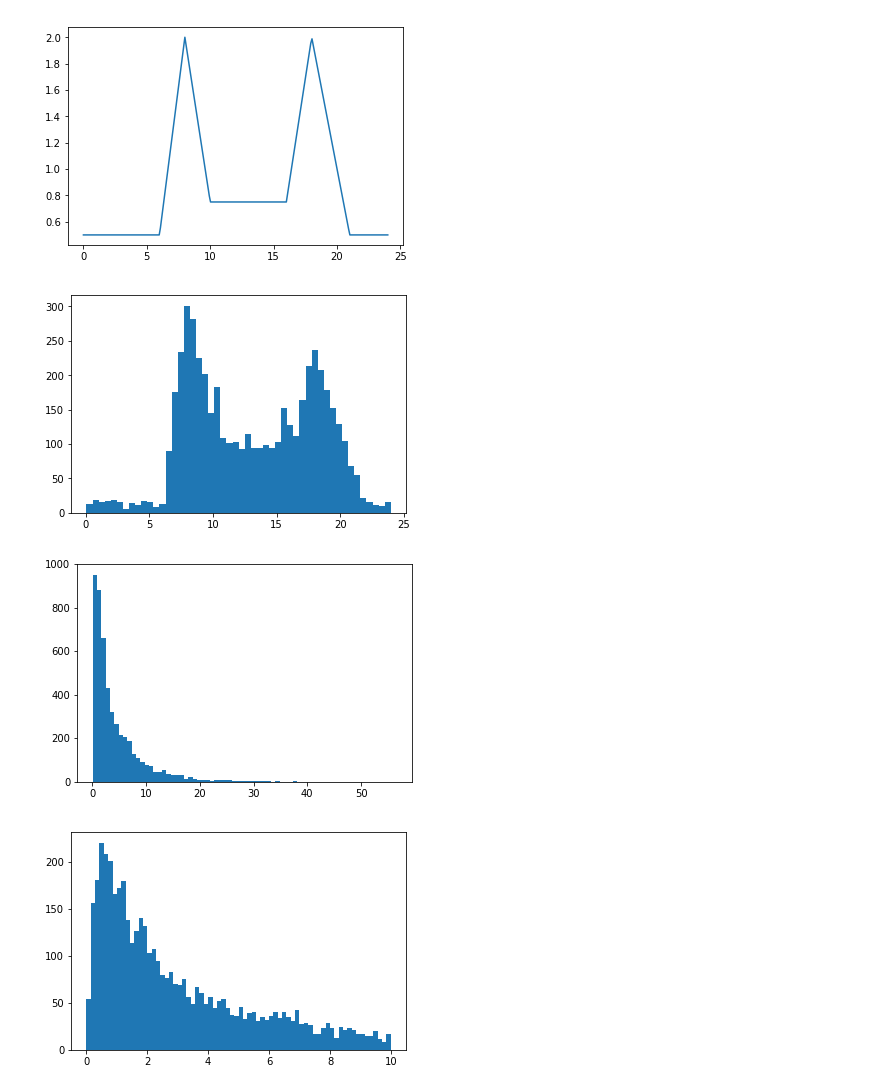
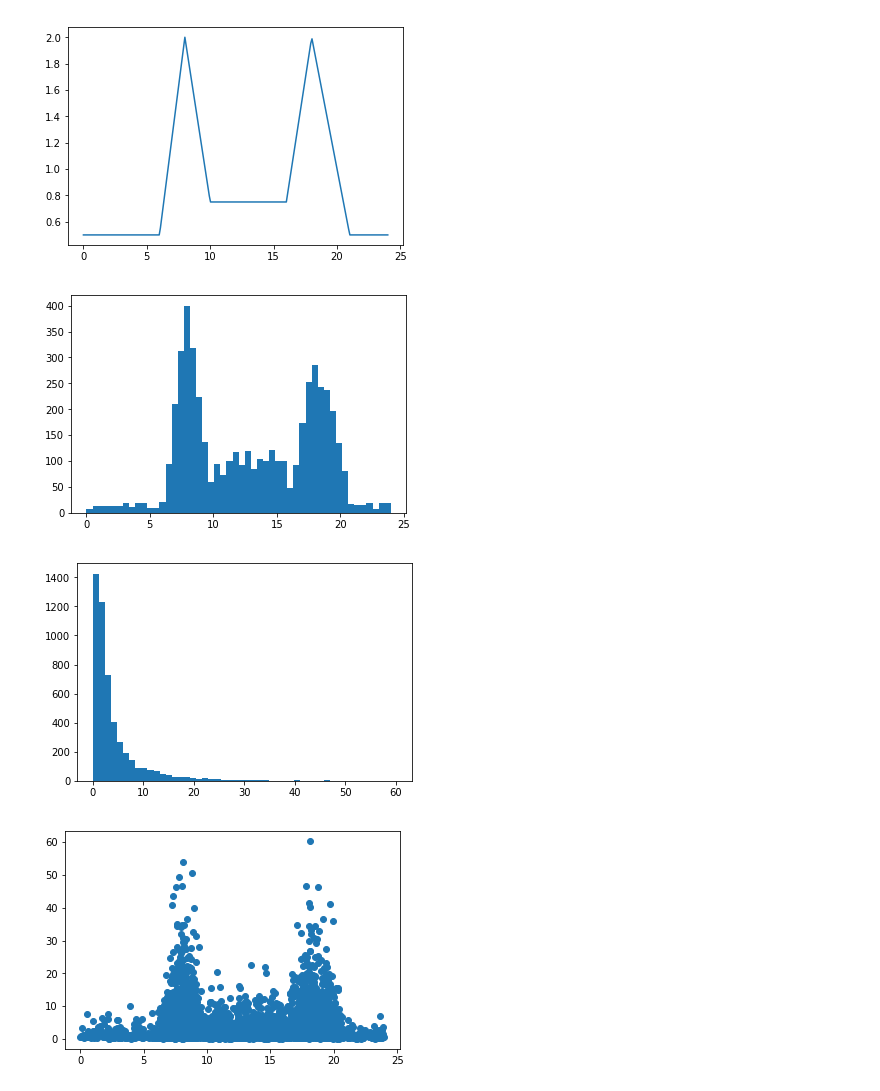
Before and after one commit to madrury/commute-times, a Jupyter notebook: commute-times.ipynb, the cells around one changed output. Drawn from its saved outputs; the diff is of its cells as text; code cells hidden in the pictures.

```diff
--- a/commute-times.ipynb
+++ b/commute-times.ipynb
@@ -49,28 +17,9 @@ plt.plot(t, compute_time_of_day_factor(t))
 # %% [output]
 [<matplotlib.lines.Line2D at 0x...>]
 [figure]
-# %%
-def sample_time_of_day(n):
-    # Dead-of-night, daytime commute, mid-day, evening commute
-    p_commute_type = [0.05, 0.35, 0.25, 0.35]
-    dead_of_night_samples = np.random.uniform(21.0, 30.0, size=n) % 24.0
-    daytime_commute_samples = np.random.triangular(
-        left=6.0, mode=8.0, right=11.0, size=n)
-    midday_samples = np.random.uniform(10.0, 16.0, size=n)
-    evening_commute_samples = np.random.triangular(
-        left=15.0, mode=18.0, right=22.0, size=n)
-    return np.choose(
-        np.random.choice(4, size=n, p=p_commute_type),
-        [
-            dead_of_night_samples,
-            daytime_commute_samples,
-            midday_samples,
-            evening_commute_samples
-        ]
-    )
 # %%
-tods = sample_time_of_day(5000)
+tod = sample_time_of_day(5000)
 # %%
-_ = plt.hist(tods, bins=50)
+_ = plt.hist(tod, bins=50)
 # %% [output]
-[figure, old version]
+[figure, new version]
@@ -136,13 +28,13 @@ def in_lower_half_plane(xy):
 # %%
-sources = random_uniform_ellipse(N, M=M)
-targets = random_uniform_ellipse(N, M=M)
-time_of_day = sample_time_of_day(N)
-ct = compute_commute_time(sources, targets, time_of_day)
+sources = random_uniform_ellipse(N)
+targets = random_uniform_ellipse(N)
+# %%
+ct = compute_commute_time(sources, targets, tod)
 # %%
-_ = plt.hist(ct, bins=70)
+_ = plt.hist(ct, bins=50)
 # %% [output]
-[figure, old version]
+[figure, new version]
 # %%
-_ = plt.hist(ct[ct < 10], bins=70)
+_ = plt.scatter(tod, ct)
 # %% [output]
-[figure, old version]
+[figure, new version]
```
Also changed, not shown: parts of 13 cells of this notebook, 3 other files.
